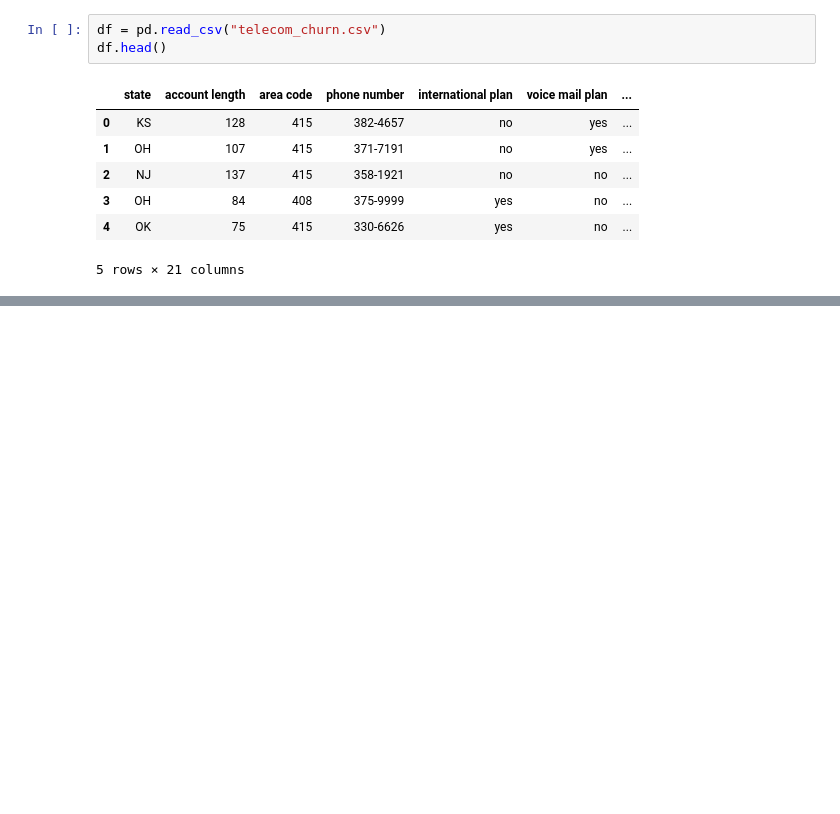
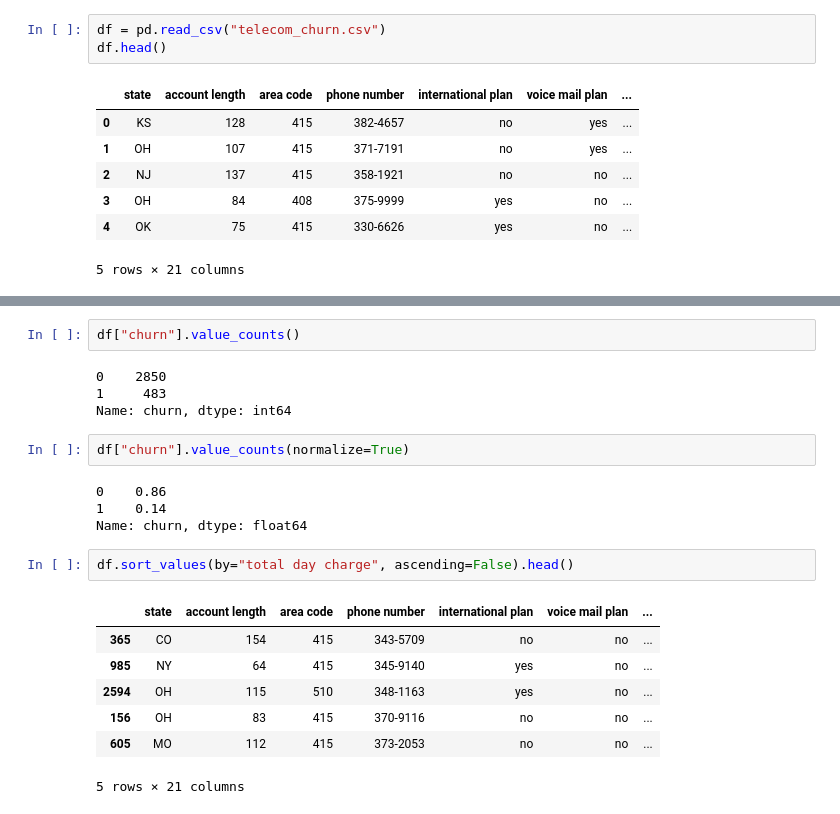
Before and after one commit to jason-nn/python-practice, a Jupyter notebook: EDA/telecom_churn.ipynb, the cells around one changed output, grey strips where cells are left out. Saved outputs shown, nothing was run; the diff lists cells and outputs as text; blank space fills up the shorter version.

```diff
--- a/EDA/telecom_churn.ipynb
+++ b/EDA/telecom_churn.ipynb
@@ -16,0 +89,22 @@ df.head()
+# %%
+df["churn"].value_counts()
+# %% [output]
+0    2850
+1     483
+Name: churn, dtype: int64
+# %%
+df["churn"].value_counts(normalize=True)
+# %% [output]
+0    0.86
+1    0.14
+Name: churn, dtype: float64
+# %%
+df.sort_values(by="total day charge", ascending=False).head()
+# %% [output]
+|  | state | account length | area code | phone number | international plan | voice mail plan | ... |
+| 365 | CO | 154 | 415 | 343-5709 | no | no | ... |
+| 985 | NY | 64 | 415 | 345-9140 | yes | no | ... |
+| 2594 | OH | 115 | 510 | 348-1163 | yes | no | ... |
+| 156 | OH | 83 | 415 | 370-9116 | no | no | ... |
+| 605 | MO | 112 | 415 | 373-2053 | no | no | ... |
+5 rows × 21 columns
```
Also changed, not shown: parts of 8 cells of this notebook.
